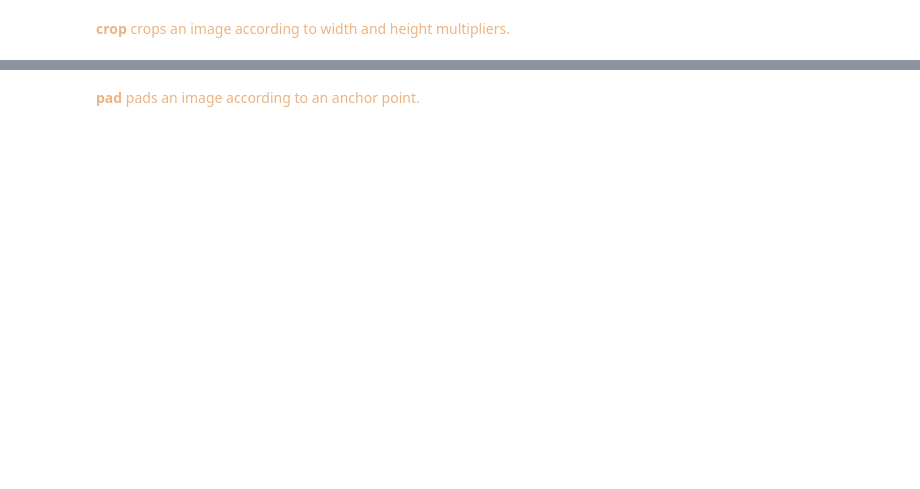
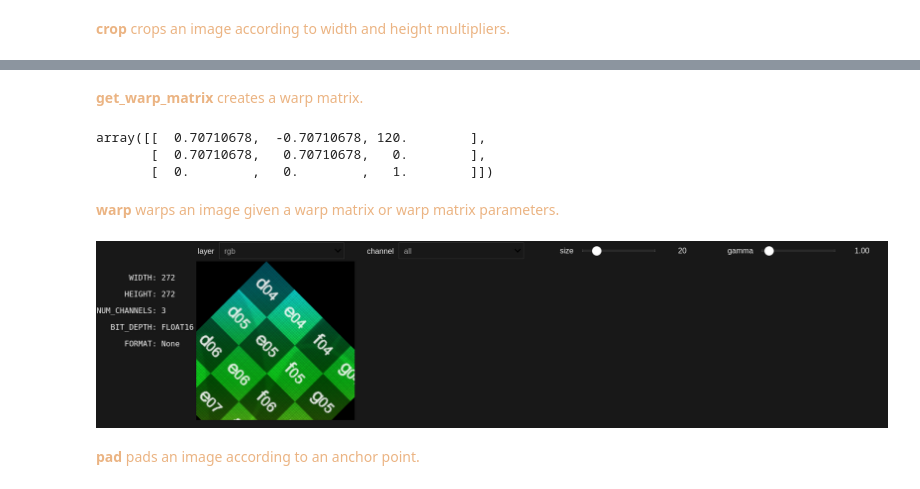
Before and after one commit to theNewFlesh/cv-depot, a Jupyter notebook: notebooks/demo-edit.ipynb, the cells around one changed output, grey strips where cells are left out. Drawn from its saved outputs; the diff is of its cells as text; code cells hidden in the pictures; blank space fills up the shorter version.

Commit message:
demo-edit

```diff
--- a/notebooks/demo-edit.ipynb
+++ b/notebooks/demo-edit.ipynb
@@ -28,3 +26,19 @@ HBox(children=(HTML(value='<p style="font-family: monospace; font-size: 13px;">&
+# %% [markdown]
+<font color="#EBB483">**get_warp_matrix** creates a warp matrix.
+# %%
+warp = cvd.ops.edit.get_warp_matrix(angle=45, translate_x=120)
+warp
+# %% [output]
+array([[  0.70710678,  -0.70710678, 120.        ],
+       [  0.70710678,   0.70710678,   0.        ],
+       [  0.        ,   0.        ,   1.        ]])
+# %% [markdown]
+<font color="#EBB483">**warp** warps an image given a warp matrix or warp matrix parameters.
+# %%
+warped = cvd.ops.edit.warp(image, matrix=warp)
+view(warped)
+# %% [output]
+[figure, added]
 # %% [markdown]
 <font color="#EBB483">**pad** pads an image according to an anchor point.
 # %%
```
Also changed, not shown: parts of 12 cells of this notebook.
